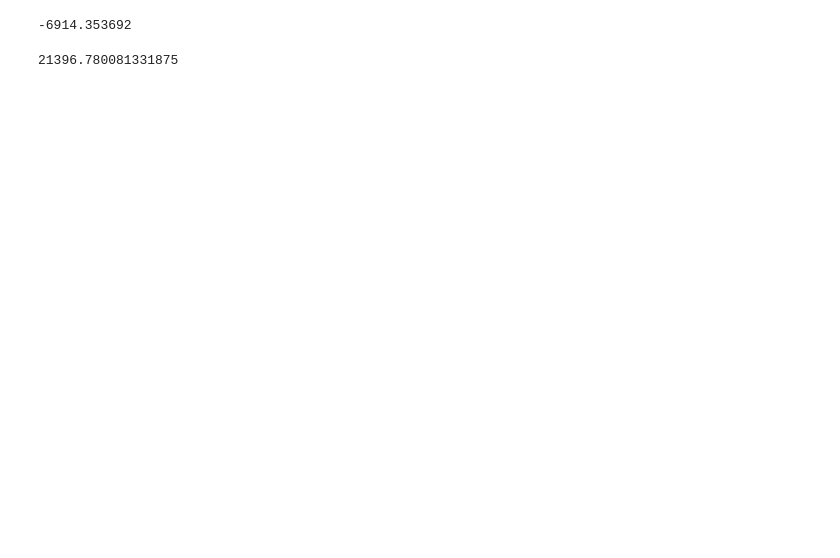
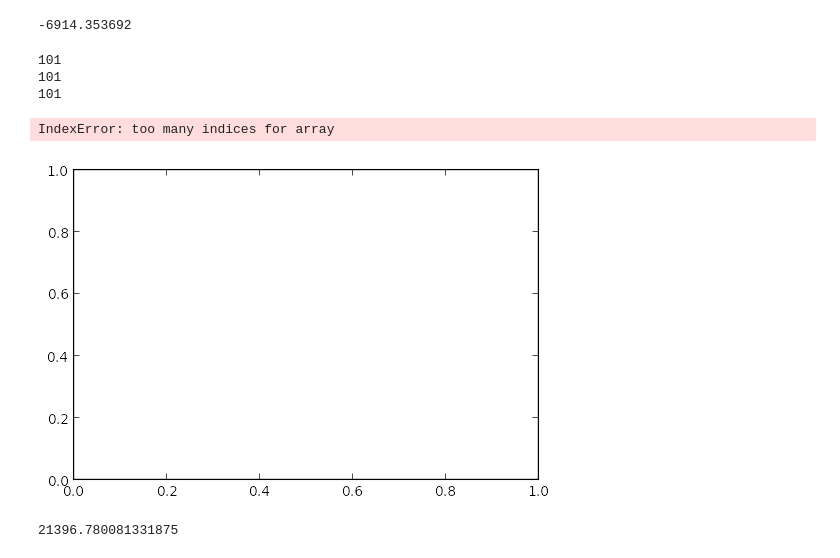
Before and after one commit to hringbauer/BarrierInferPublic, a Jupyter notebook: Laplace.ipynb, the cells around one changed output. Cells and saved outputs as stored; diff of their text form; code cells hidden in the pictures; blank space fills up the shorter version.

```diff
--- a/Laplace.ipynb
+++ b/Laplace.ipynb
@@ -122,11 +176,11 @@ with tf.Session(config=config) as sess:
 # %%
-a_list = 0.01 * 2 ** np.arange(10)   # 10
-l_list = 1.0 * 2 ** np.arange(10)  # 10
+a_list = np.logspace(-1.5, -0.5, 10)   # Original Values
+l_list = np.logspace(1, 2, 10)
+
+#a_list = np.logspace(-3, -0.5, 10)
+#l_list = np.logspace(0, 2, 10)
+
 
 print(a_list)
 print(l_list)
-
-a_list = np.logspace(-1.5, -0.5, 10)
-l_list = np.logspace(1, 2, 10)
-print(a_list)
-print(l_list)
+print(len(mean_paramss))
@@ -143,7 +203,7 @@ with tf.Session(config=config) as sess:
 
             prev = None
             for i in range(20):
-                r = sess.run([opt_op, update, logL, margL], {a: aa, l:ll})
+                r = sess.run([opt_op, update, logL, margL], {a: aa, l:ll, mean_param: mean_paramss})
                 if prev and np.abs(prev - r[-1]) < 0.01:
                     break
                 prev = r[-1]
@@ -184,21 +265,31 @@ kk = np.array([0.1, 25])
 # Single Run; where optimization is computed.
 with tf.Session(config=config) as sess:
     #sess.run(tf.initialize_all_variables())
-    sess.run(tf.global_variables_initializer())# Update by Harald
+    sess.run(tf.global_variables_initializer())   # Update by Harald
 
     for i in range(5):
-        sess.run(opt_op, {kernel_params: kk})
-    r = sess.run([F, margL], {kernel_params: kk})
+        sess.run(opt_op, {kernel_params: kk, mean_param: mean_paramss})
+    r = sess.run([F, margL], {kernel_params: kk, mean_param: mean_paramss})
     print(r[-1])   # Prints the Marginal Likelihood
 # %% [output]
 -6914.353692
 # %%
-x, y, z = X_data[:, 0], X_data[:, 1], r[:, 1]
-x=np.linspace(0, 1, 20)
+x, y, z = X_data[:nr_inds, 0], X_data[:nr_inds, 1], r[0][:,1]
+#x=np.linspace(0, 1, 20)
+#print(len(x))
 print(len(x))
+print(len(y))
+print(len(z))
+# %% [output]
+101
+101
+101
 # %%
-pylab.pcolormesh(x, x, z.reshape(21, 21))
+pylab.pcolormesh(x, y, z.reshape(21,21))
 pylab.colorbar()
+# %% [output]
+IndexError: too many indices for array
+[figure, added]
 # %%
 x.shape
 # %%
```
Also changed, not shown: parts of 10 cells of this notebook, 2 other files.
